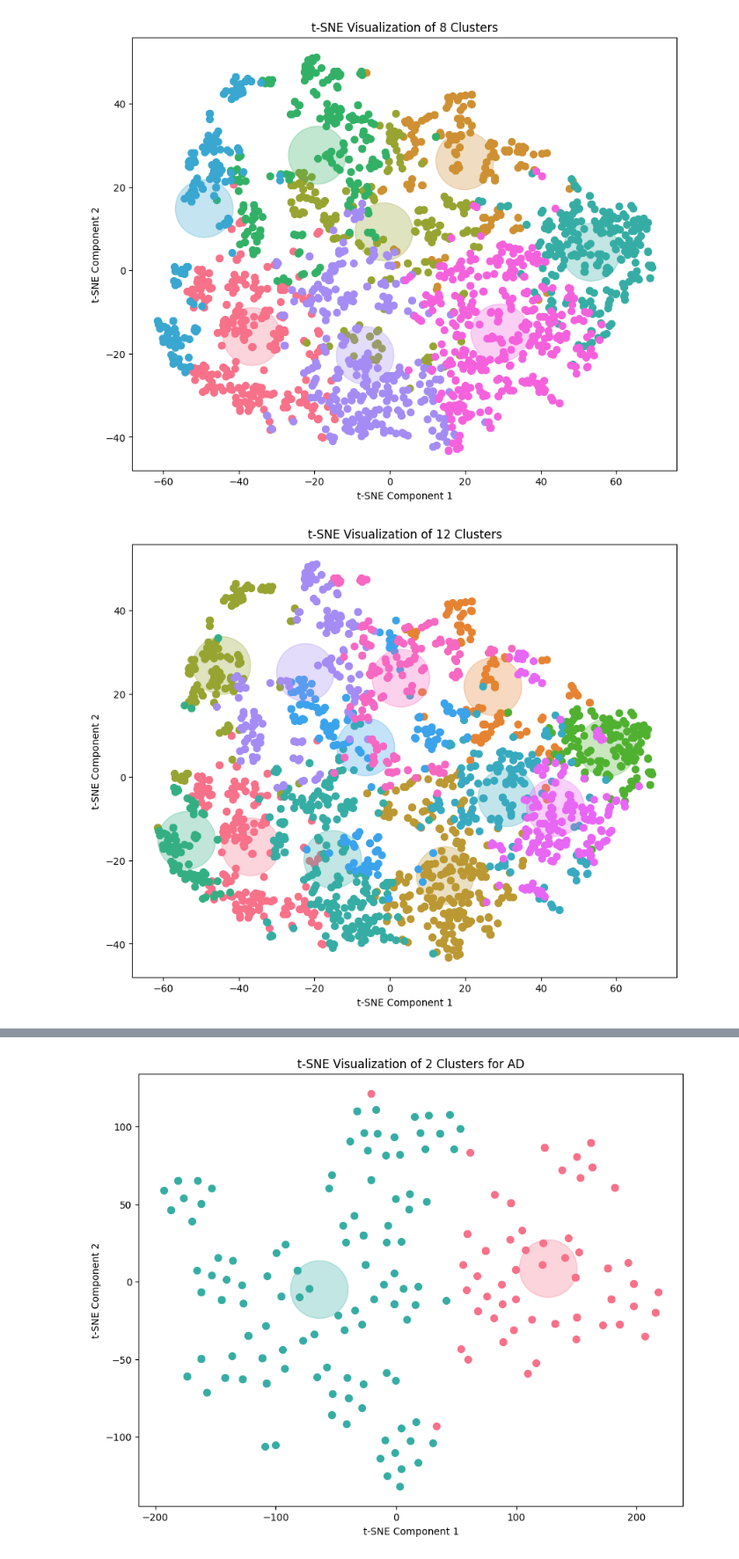
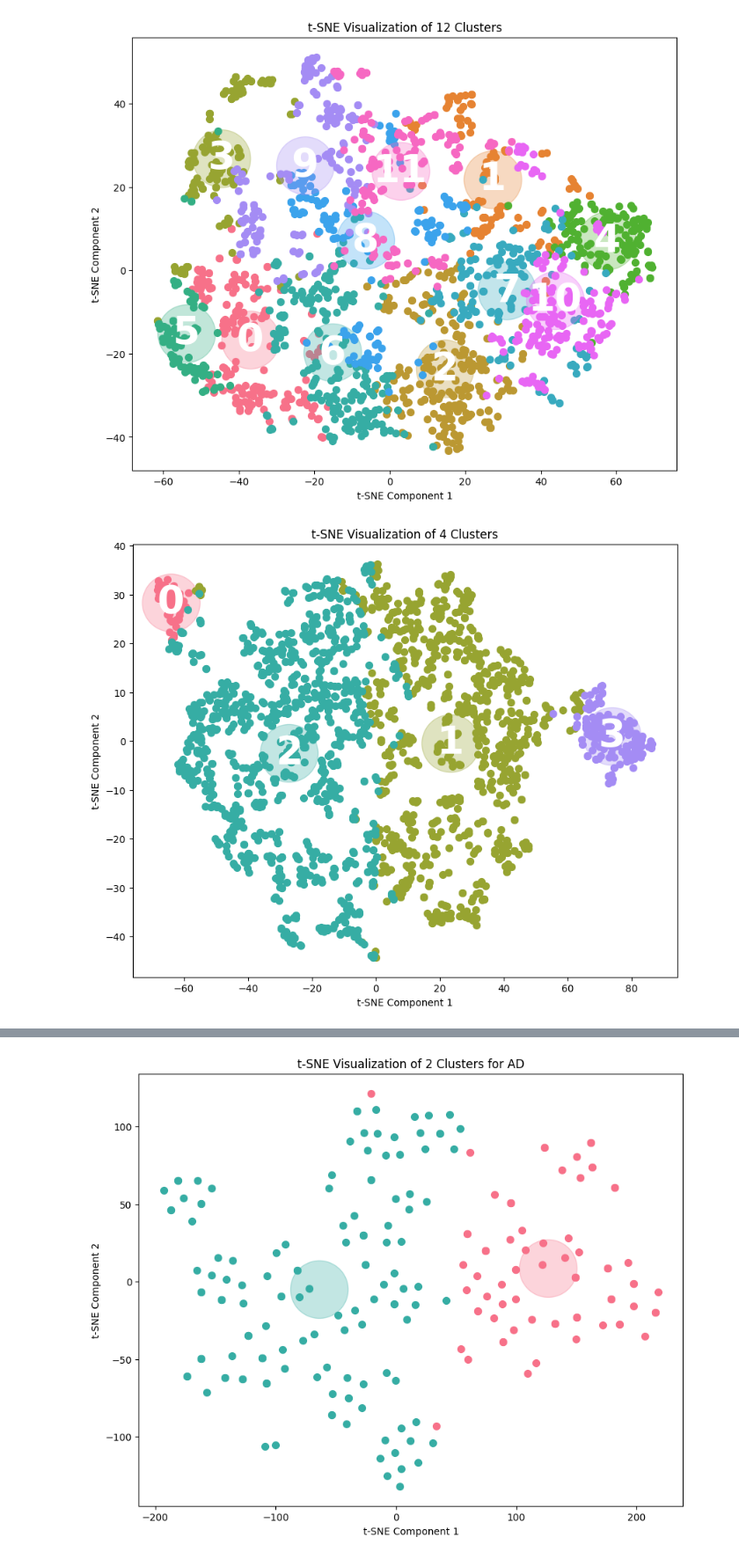
Before and after one commit to Vaakir/unsupervised-deep-learning-bachelor-thesis, a Jupyter notebook: clustering.ipynb, the cells around one changed output, grey strips where cells are left out. Shown at 88% size. Cells and saved outputs as stored; diff of their text form; code cells hidden in the pictures.

Commit message:
clustering stuff yuh

```diff
--- a/clustering.ipynb
+++ b/clustering.ipynb
@@ -25,4 +11,0 @@ AD 1787 : 2000
-# %%
-models = [AE1.open(f"Trained Models/AE/{d}") for d in [10,30,50,100,300]]
-print("Done loading models. Now generating latent space for first model.")
-latent = models[0].encode(all_images)
@@ -37,2 +12,7 @@ Done loading models. Now generating latent space for first model.
-# %%
-latent_scaled = StandardScaler().fit_transform(latent)
+# %%
+all_latent = []
+for fp in tqdm(glob("Data/Latent projections/*.npy"), "Loading latent spaces"):
+    # print(fp)
+    with open(fp,"br") as f:
+        all_latent.append(np.load(f))
+print(all_latent[0].shape)
@@ -39,3 +25,6 @@ latent_scaled = StandardScaler().fit_transform(latent)
+# %%
+# Scale the spaces
+all_latent_scaled = [StandardScaler().fit_transform(latent) for latent in all_latent]
 # %%
 def find_clusters(data, n_clusters=3):
     """
@@ -89,9 +78,16 @@ def plot_clusters(data, labels, n_clusters=3, title='t-SNE Visualization of Clus
     # Plot using seaborn for better aesthetics
     plt.figure(figsize=(10, 8))
     palette = sns.color_palette('husl', n_clusters)
+
     for i in range(n_clusters):
+        # Plot cluster mean with a semi-transparent bubble
+        plt.scatter(cluster_means[i, 0], cluster_means[i, 1], color=palette[i], s=3500, alpha=0.3)
+
+        # Display cluster ID in white
+        plt.text(cluster_means[i, 0], cluster_means[i, 1], str(i), color='white',
+                 fontsize=40, ha='center', va='center', fontweight='bold')
+
         plt.scatter(data_2d[labels == i, 0], data_2d[labels == i, 1], label=f'Cluster {i}', color=palette[i], s=50)
-        plt.scatter(cluster_means[i, 0], cluster_means[i, 1], color=palette[i], s=3500, alpha=0.3)
 
     # plt.legend()
     plt.title(title)
@@ -99,9 +95,8 @@ def plot_clusters(data, labels, n_clusters=3, title='t-SNE Visualization of Clus
     plt.ylabel('t-SNE Component 2')
     plt.show()
 
-# Example usage (with random data)
-# data = np.random.rand(100, 10)
-for n_clusters in [2,4, 8, 12]:
-    labels, p_values_samples = find_clusters(latent_scaled, n_clusters=n_clusters)
-    plot_clusters(latent_scaled, labels, n_clusters=n_clusters,title=f't-SNE Visualization of {n_clusters} Clusters')
+for latent_scaled in all_latent_scaled[:3]:
+    for n_clusters in [4, 8, 12]:
+        labels, p_values_samples = find_clusters(latent_scaled, n_clusters=n_clusters)
+        plot_clusters(latent_scaled, labels, n_clusters=n_clusters,title=f't-SNE Visualization of {n_clusters} Clusters')
 # %% [output]
@@ -110,2 +105,2 @@ for n_clusters in [2,4, 8, 12]:
-[figure, old version]
+[figure, new version]
-[figure, old version]
+[figure, new version]
```
Also changed, not shown: parts of 14 cells of this notebook, 2 other files.
